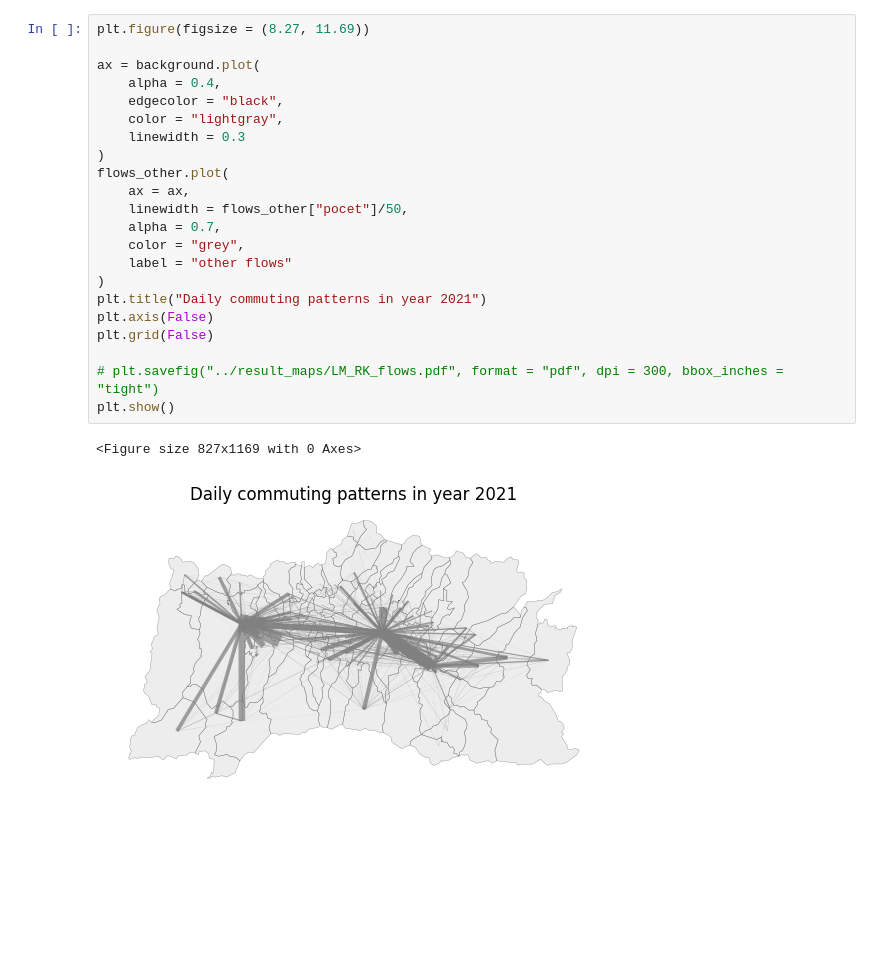
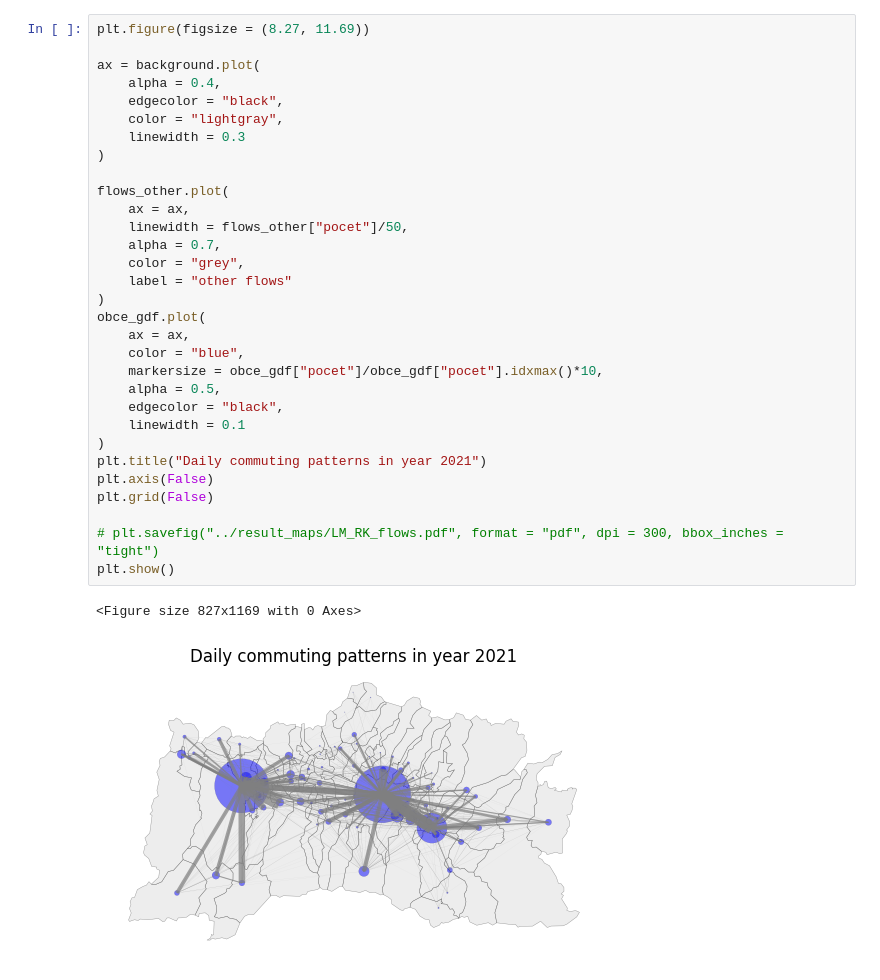
Before and after one commit to dbelohonov/maps_liptov, a Jupyter notebook: notebooks/maps.ipynb, the cells around one changed output. Drawn from its saved outputs; the diff is of its cells as text; blank space fills up the shorter version.

```diff
--- a/notebooks/maps.ipynb
+++ b/notebooks/maps.ipynb
@@ -613,25 +729,34 @@ plt.show()
 # %%
 plt.figure(figsize = (8.27, 11.69))
 
 ax = background.plot(
     alpha = 0.4,
     edgecolor = "black",
     color = "lightgray",
     linewidth = 0.3
 )
+
 flows_other.plot(
     ax = ax,
     linewidth = flows_other["pocet"]/50,
     alpha = 0.7,
     color = "grey",
     label = "other flows"
 )
+obce_gdf.plot(
+    ax = ax,
+    color = "blue",
+    markersize = obce_gdf["pocet"]/obce_gdf["pocet"].idxmax()*10,
+    alpha = 0.5,
+    edgecolor = "black",
+    linewidth = 0.1
+)
 plt.title("Daily commuting patterns in year 2021")
 plt.axis(False)
 plt.grid(False)
 
 # plt.savefig("../result_maps/LM_RK_flows.pdf", format = "pdf", dpi = 300, bbox_inches = "tight")
 plt.show()
 # %% [output]
 <Figure size 827x1169 with 0 Axes>
-[figure, old version]
+[figure, new version]
```
Also changed, not shown: parts of 5 cells of this notebook, 6 other files.
